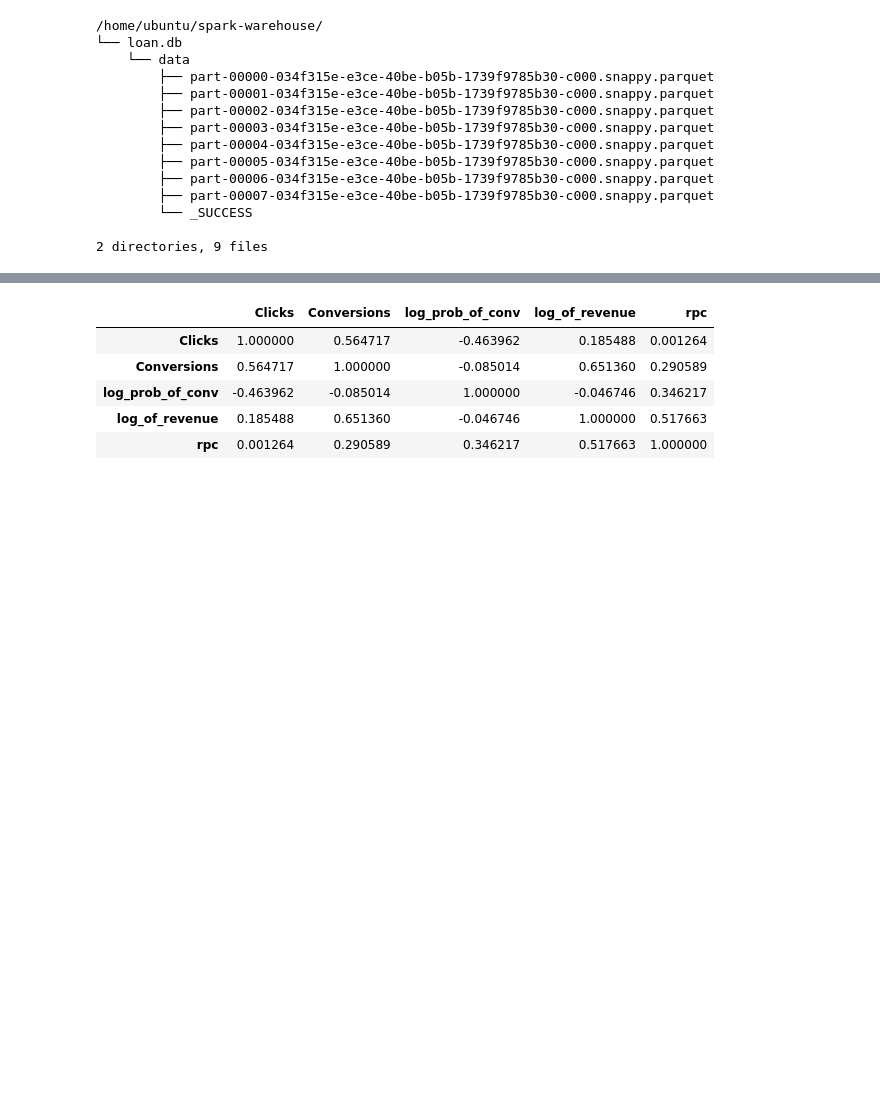
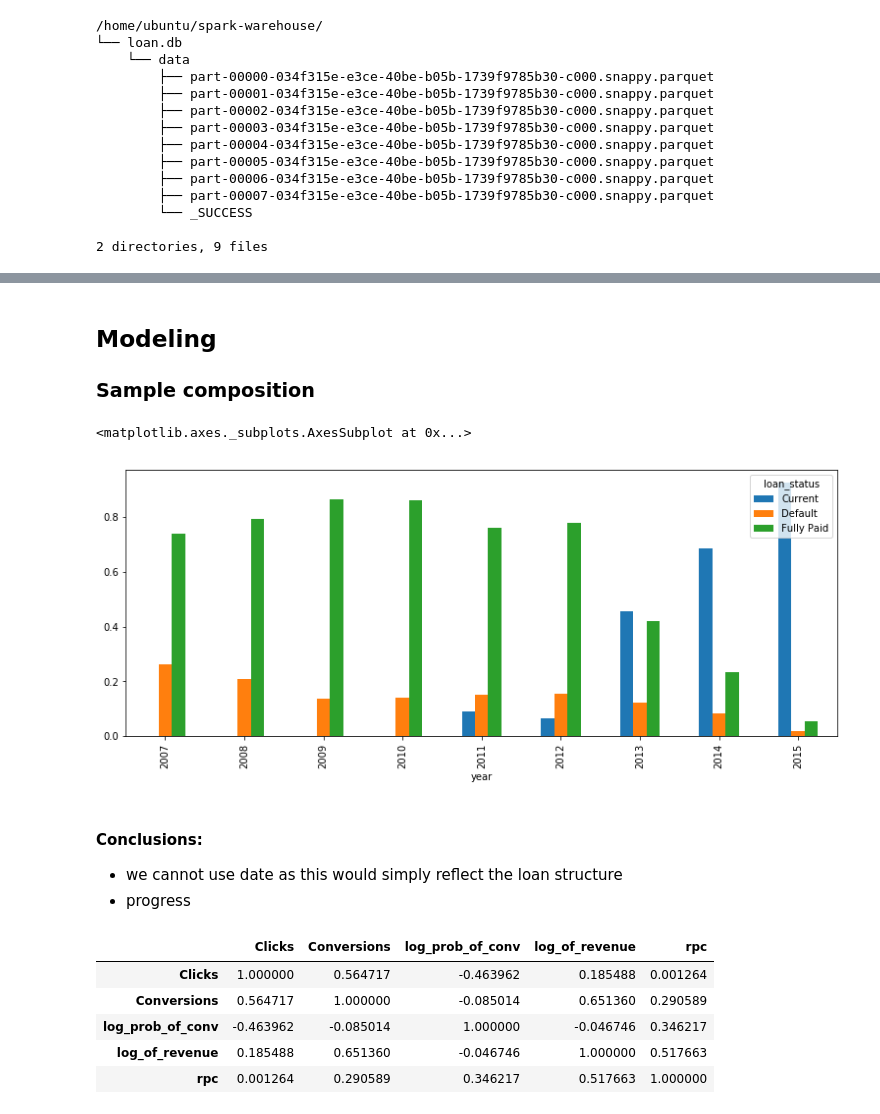
Before and after one commit to jakubglinka/ml-loan, a Jupyter notebook: notebooks/loan_defaults_prediction.ipynb, the cells around one changed output, grey strips where cells are left out. Cells and saved outputs as stored; diff of their text form; code cells hidden in the pictures; blank space fills up the shorter version.

```diff
--- a/notebooks/loan_defaults_prediction.ipynb
+++ b/notebooks/loan_defaults_prediction.ipynb
@@ -317,3 +341,35 @@ dtype: object
+# %% [markdown]
+## Modeling
+
+### Sample composition
+# %%
+import pandas as pd
+import matplotlib.pyplot as plt
+%matplotlib inline
+
+tmp = sdf_loan_clean \
+    .select('loan_status', col('issue_d_year').alias('year')) \
+    .groupBy('loan_status', 'year').count() \
+    .orderBy(col('count').asc()) \
+    .toPandas()
+
+def tmp_lambda(x):
+    x[np.isnan(x)] = 0.0
+    x = x / x.sum()
+    return x
+
+tmp \
+    .pivot(index='year', columns='loan_status', values='count') \
+    .apply(tmp_lambda, axis=1) \
+    .plot.bar(figsize=(13, 5))
+# %% [output]
+<matplotlib.axes._subplots.AxesSubplot at 0x...>
+[figure, added]
+# %% [markdown]
+#### Conclusions:
+
+ - we cannot use date as this would simply reflect the loan structure
+ - progress
 # %%
 from pyspark.sql.functions import col, log, sum
 pdf = sdf \
```
Also changed, not shown: parts of 30 cells of this notebook.
